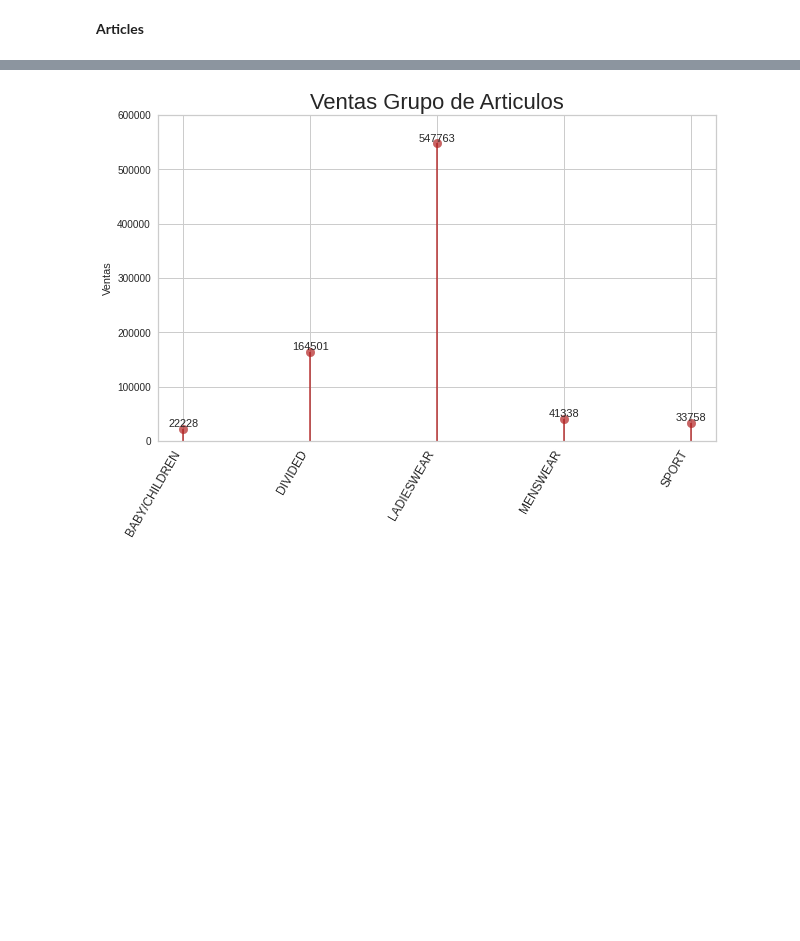
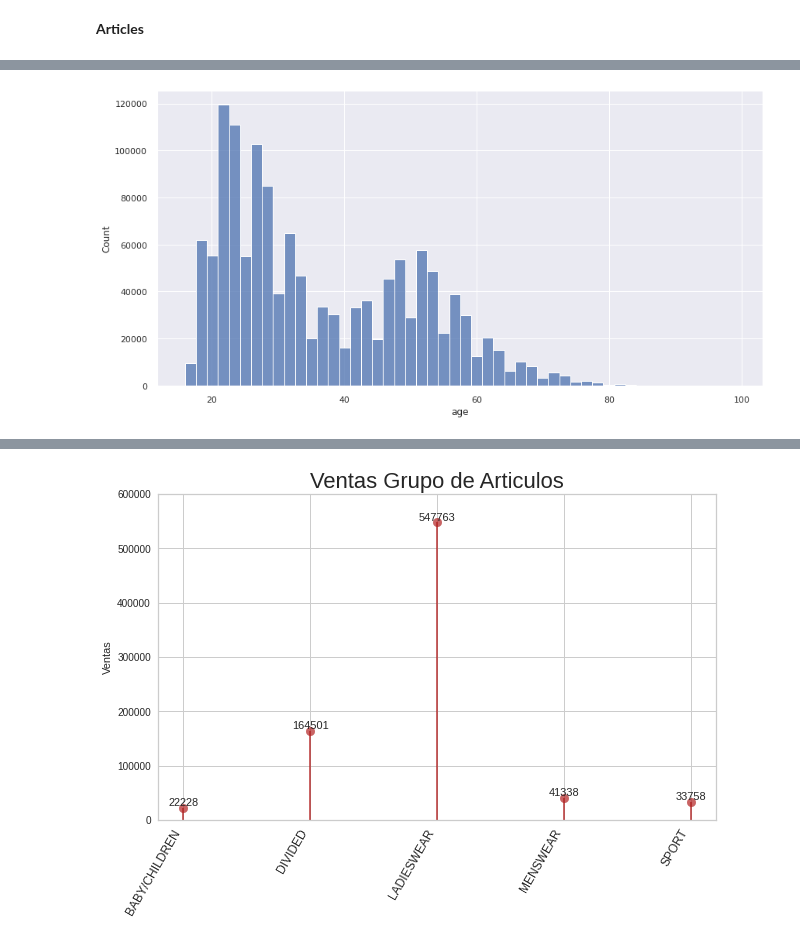
Before and after one commit to AndresPerelmuter/Customers-Segmentation---Clustering, a Jupyter notebook: Cluster_H&M.ipynb, the cells around one changed output, grey strips where cells are left out. Cells and saved outputs as stored; diff of their text form; code cells hidden in the pictures; blank space fills up the shorter version.

```diff
--- a/Cluster_H&M.ipynb
+++ b/Cluster_H&M.ipynb
@@ -291,2 +308,11 @@ outliers(articles)
+# %%
+plt.figure(figsize=(14, 7))
+
+sns.set(style="darkgrid")
+
+sns.histplot(data=customers, x="age", bins=50)
+plt.show()
+# %% [output]
+[figure, added]
 # %%
 aux1 = pd.merge(transactions[["customer_id", 'price', "sales_channel_id"]], customers[["customer_id",'age']])
```
Also changed, not shown: parts of 10 cells of this notebook.
